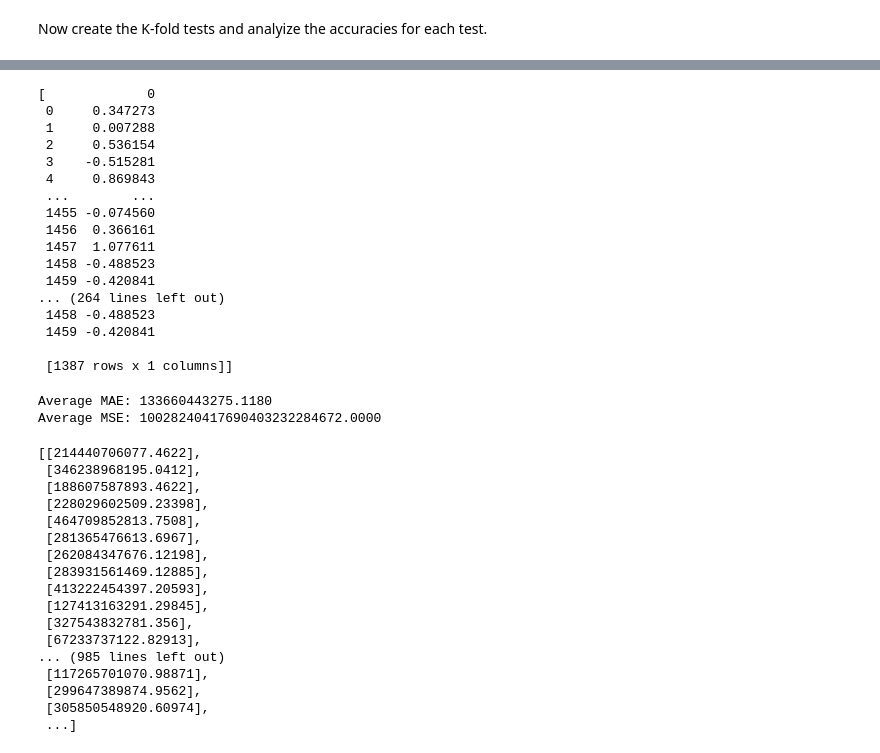
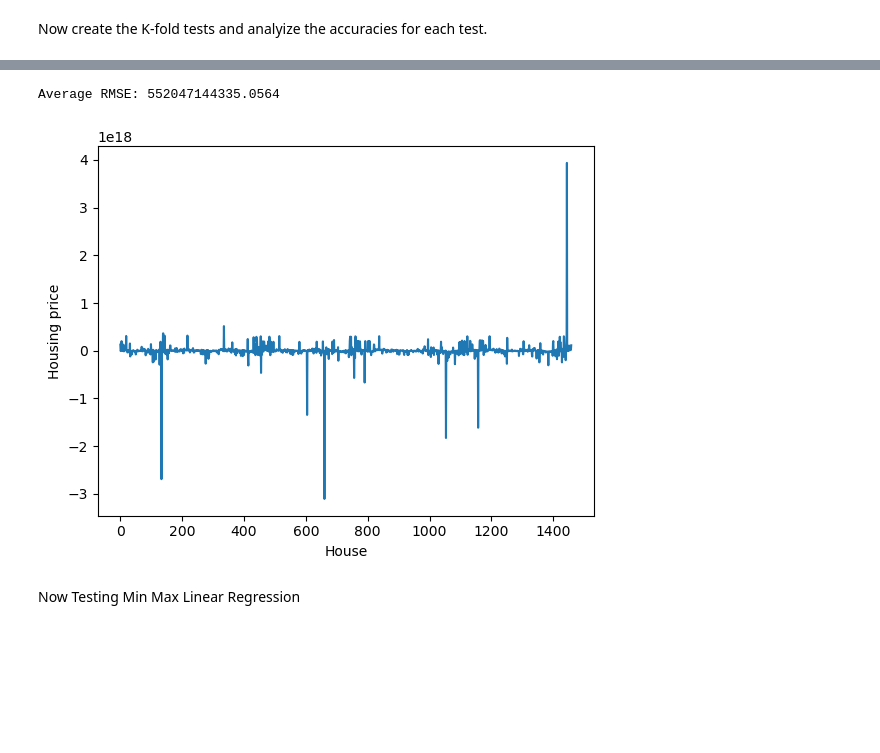
Before and after one commit to Thet-Wai-123/Capstone-Project, a Jupyter notebook: House Prices Regression.ipynb, the cells around one changed output, grey strips where cells are left out. Saved outputs shown, nothing was run; the diff lists cells and outputs as text; code cells hidden in the pictures; blank space fills up the shorter version.

```diff
--- a/House Prices Regression.ipynb
+++ b/House Prices Regression.ipynb
@@ -497,57 +506,22 @@ X_train_fold_values
-# %%
-y_train_fold_values
-# %% [output]
-[             0
- 0     0.347273
- 1     0.007288
- 2     0.536154
- 3    -0.515281
- 4     0.869843
- ...        ...
- 1455 -0.074560
- 1456  0.366161
- 1457  1.077611
- 1458 -0.488523
- 1459 -0.420841
-... (264 lines left out)
- 1458 -0.488523
- 1459 -0.420841
-
- [1387 rows x 1 columns]]
 # %%
-print(f"Average MAE: {np.mean(mae):.4f}")
-print(f"Average MSE: {np.mean(mse):.4f}")
+print(f"Average RMSE: {np.mean(rmse_Standard):.4f}")
 # %% [output]
-Average MAE: 133660443275.1180
-Average MSE: 10028240417690403232284672.0000
+Average RMSE: 552047144335.0564
 # %%
 final_model = LinearRegression()
-scaled_df_MinMax_training.fillna(0.0, inplace=True)
-scaled_df_MinMax_testing.fillna(0.0, inplace=True)
-final_model.fit(scaled_df_MinMax_training,scaled_training_labels)
+scaled_df_Standard_training.fillna(0.0, inplace=True)
+scaled_df_Standard_testing.fillna(0.0, inplace=True)
+final_model.fit(scaled_df_Standard_training,scaled_Standard_training_labels)
 
-y_test_pred = final_model.predict(scaled_df_MinMax_testing)
-y_scaler_pred = preprocessing.MinMaxScaler()
-y_scaler_pred.min_, y_scaler_pred.scale_ = scaler_MinMax.min_[1], scaler_MinMax.scale_[1]
-
-y_test_pred = y_scaler_pred.inverse_transform(y_test_pred)
-
-y_test_pred.tolist()
+y_test_pred = final_model.predict(scaled_df_Standard_testing)
+y_test_pred = scaler_Standard.inverse_transform(y_test_pred)
-# %% [output]
-[[214440706077.4622],
- [346238968195.0412],
- [188607587893.4622],
- [228029602509.23398],
- [464709852813.7508],
- [281365476613.6967],
- [262084347676.12198],
- [283931561469.12885],
- [413222454397.20593],
- [127413163291.29845],
- [327543832781.356],
- [67233737122.82913],
-... (985 lines left out)
- [117265701070.98871],
- [299647389874.9562],
- [305850548920.60974],
- ...]
+# %%
+# Plotting the values
+plt.plot(y_test_pred)
+plt.xlabel('House')
+plt.ylabel('Housing price')
+plt.show()
+# %% [output]
+[figure, added]
+# %% [markdown]
+Now Testing Min Max Linear Regression
```
Also changed, not shown: parts of 43 cells of this notebook.
